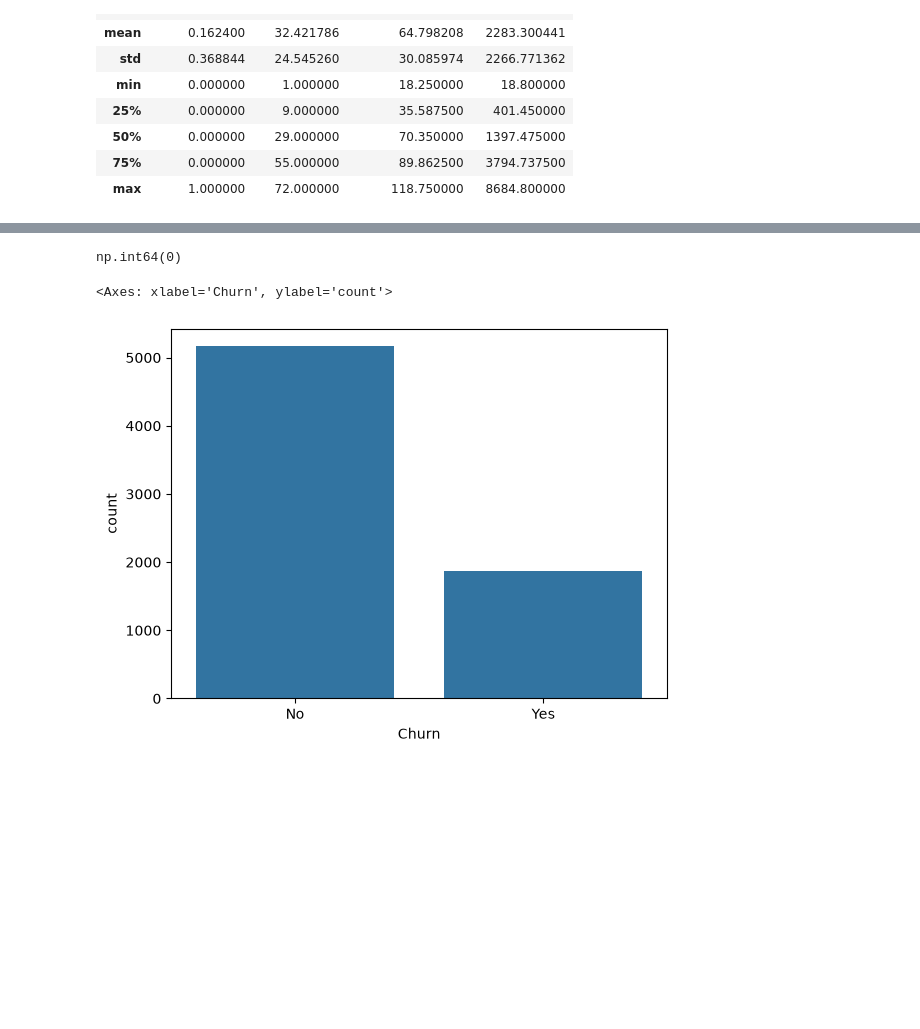
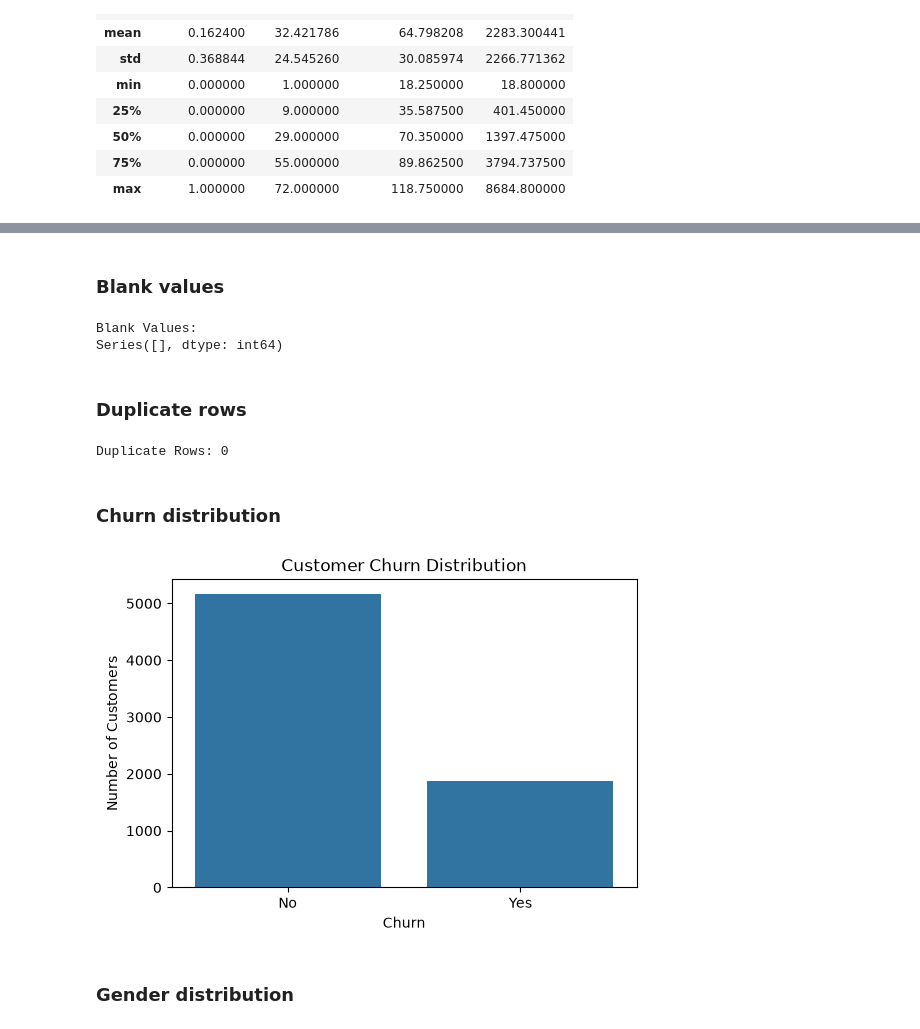
Before and after one commit to HtooAungKha/Telecommunication-Customer-Churn-Prediction, a Jupyter notebook: Notebooks/01_data_exploration.ipynb, the cells around one changed output, grey strips where cells are left out. Saved outputs shown, nothing was run; the diff lists cells and outputs as text; code cells hidden in the pictures; blank space fills up the shorter version.

Commit message:
Complete data exploration and preprocessing notebooks

```diff
--- a/Notebooks/01_data_exploration.ipynb
+++ b/Notebooks/01_data_exploration.ipynb
@@ -78,10 +110,36 @@ dtype: int64
+# %% [markdown]
+### Blank values
+# %%
+# Check for blank values
+blank_values = (df == " ").sum()
+
+print("Blank Values:")
+print(blank_values[blank_values > 0])
+# %% [output]
+Blank Values:
+Series([], dtype: int64)
+# %% [markdown]
+### Duplicate rows
 # %%
-df.duplicated().sum()
+duplicates = df.duplicated().sum()
+
+print(f"Duplicate Rows: {duplicates}")
 # %% [output]
-np.int64(0)
+Duplicate Rows: 0
+# %% [markdown]
+### Churn distribution
 # %%
-sns.countplot(data=df,x='Churn')
+plt.figure(figsize=(6,4))
+
+sns.countplot(data=df, x="Churn")
+
+plt.title("Customer Churn Distribution")
+plt.xlabel("Churn")
+plt.ylabel("Number of Customers")
+
+plt.show()
 # %% [output]
-<Axes: xlabel='Churn', ylabel='count'>
-[figure, old version]
+[figure, new version]
+# %% [markdown]
+### Gender distribution
 # %%
```
Also changed, not shown: parts of 27 cells of this notebook, 1 other file.
